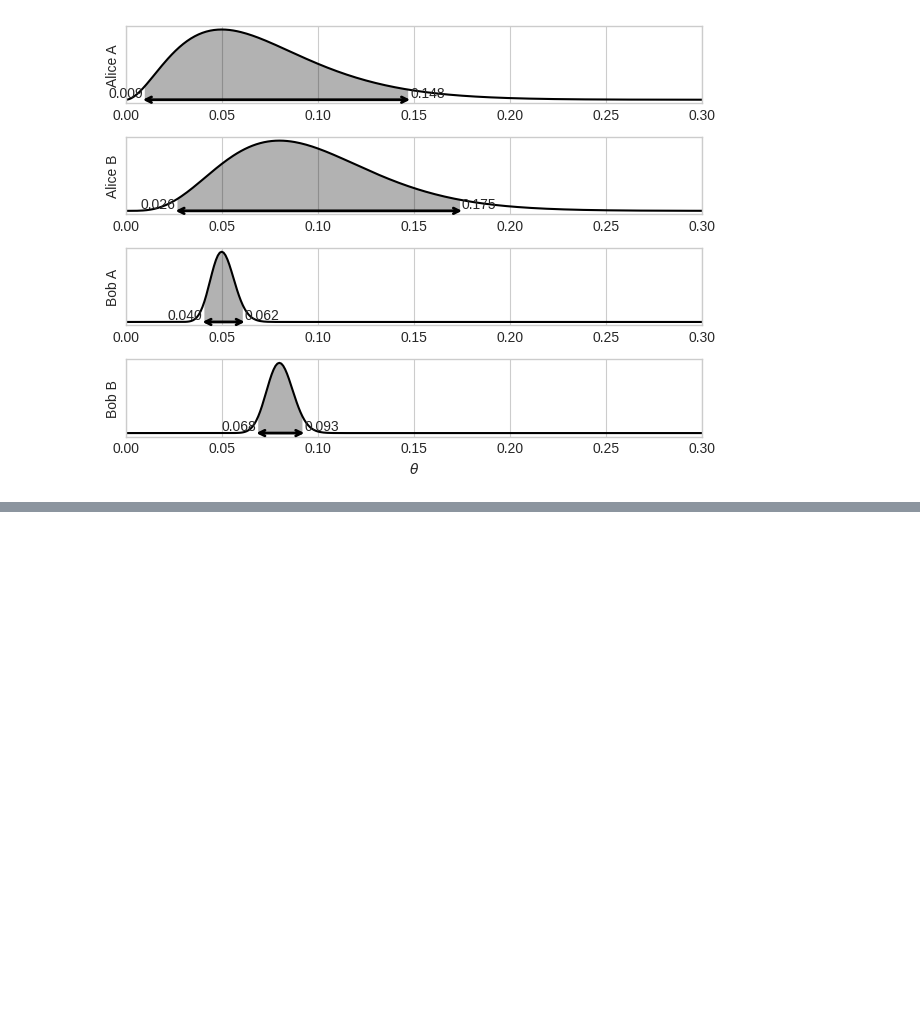
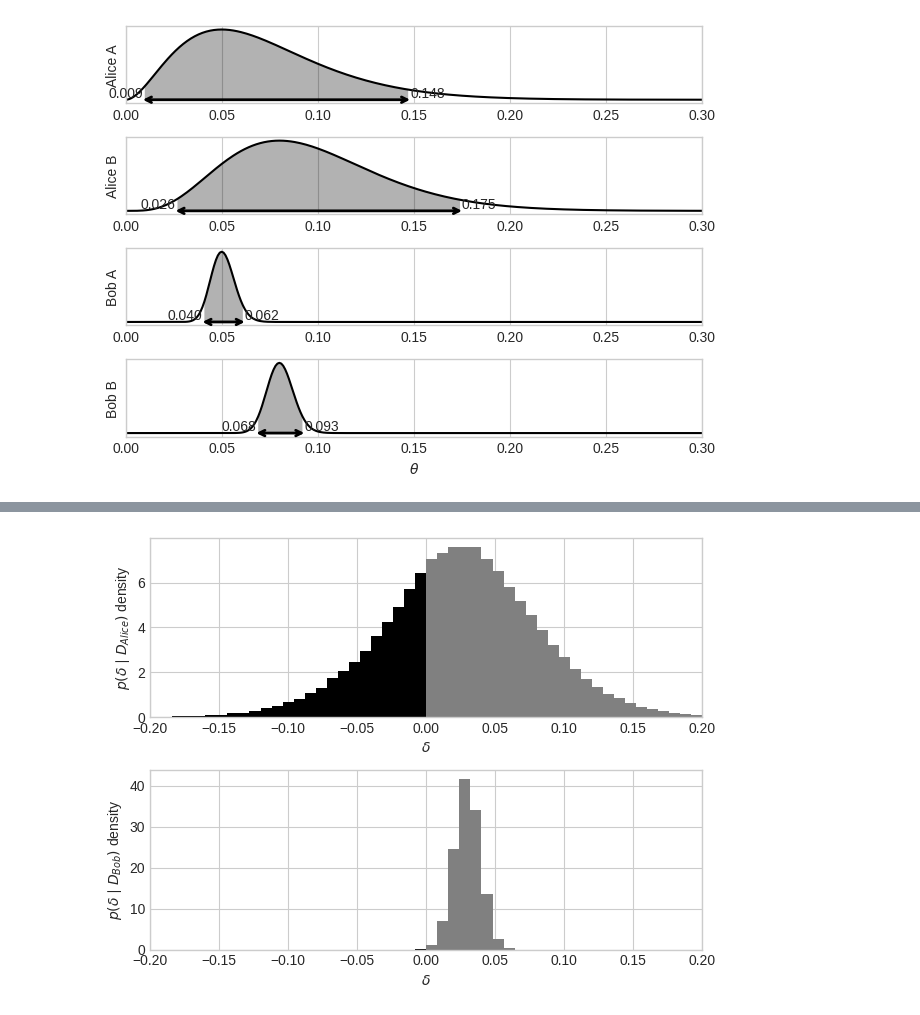
Before and after one commit to yuji-sgs/web-optimization, a Jupyter notebook: cahpter1.ipynb, the cells around one changed output, grey strips where cells are left out. Drawn from its saved outputs; the diff is of its cells as text; code cells hidden in the pictures; blank space fills up the shorter version.

```diff
--- a/cahpter1.ipynb
+++ b/cahpter1.ipynb
@@ -471,0 +513,26 @@ plt.show()
+# %%
+# クリック率の差の確率密度関数 $p(\delta)$ の推論結果。0以上の領域を異なる色で示す
+plt.subplot(2, 1, 1)
+alice_a = np.random.beta(3, 39, size=100000)
+alice_b = np.random.beta(5, 47, size=100000)
+alice_delta = alice_b - alice_a
+N, bins, patches = plt.hist(alice_delta, bins=50, range=(-0.2, 0.2), density=1, color='gray')
+for i in np.where(bins < 0)[0]:
+  patches[i].set_facecolor('black')
+plt.xlim(-0.2, 0.2)
+plt.xlabel(r'$\delta$')
+plt.ylabel(r'$p(\delta\mid D_{Alice})$ density')
+
+plt.subplot(2, 1, 2)
+bob_a = np.random.beta(65, 1217, size=100000)
+bob_b = np.random.beta(129, 1473, size=100000)
+bob_delta = bob_b - bob_a
+N, bins, patches = plt.hist(bob_delta, bins=50, range=(-0.2, 0.2), density=1,color='gray')
+for i in np.where(bins < 0)[0]:
+  patches[i].set_facecolor('black')
+plt.xlim(-0.2, 0.2)
+plt.xlabel(r'$\delta$')
+plt.ylabel(r'$p(\delta\mid D_{Bob})$ density')
+plt.tight_layout()
+# %% [output]
+[figure, added]
```
Also changed, not shown: parts of 6 cells of this notebook.
